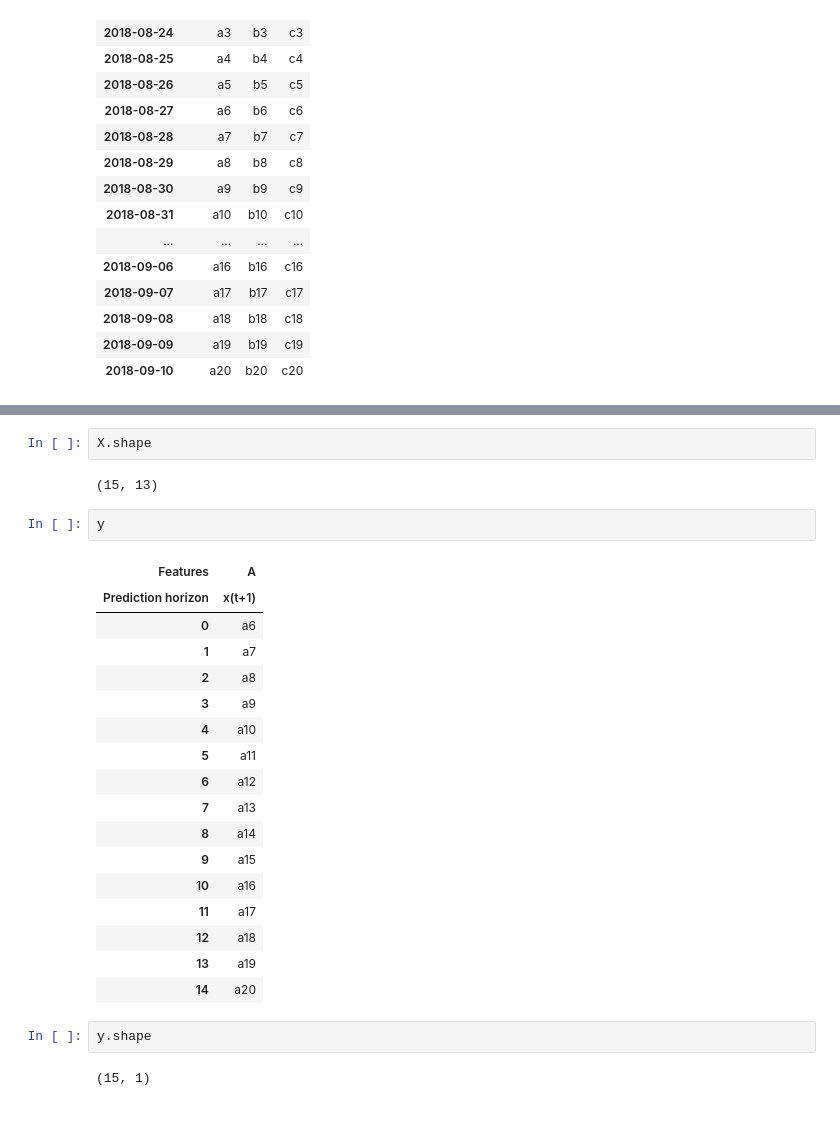
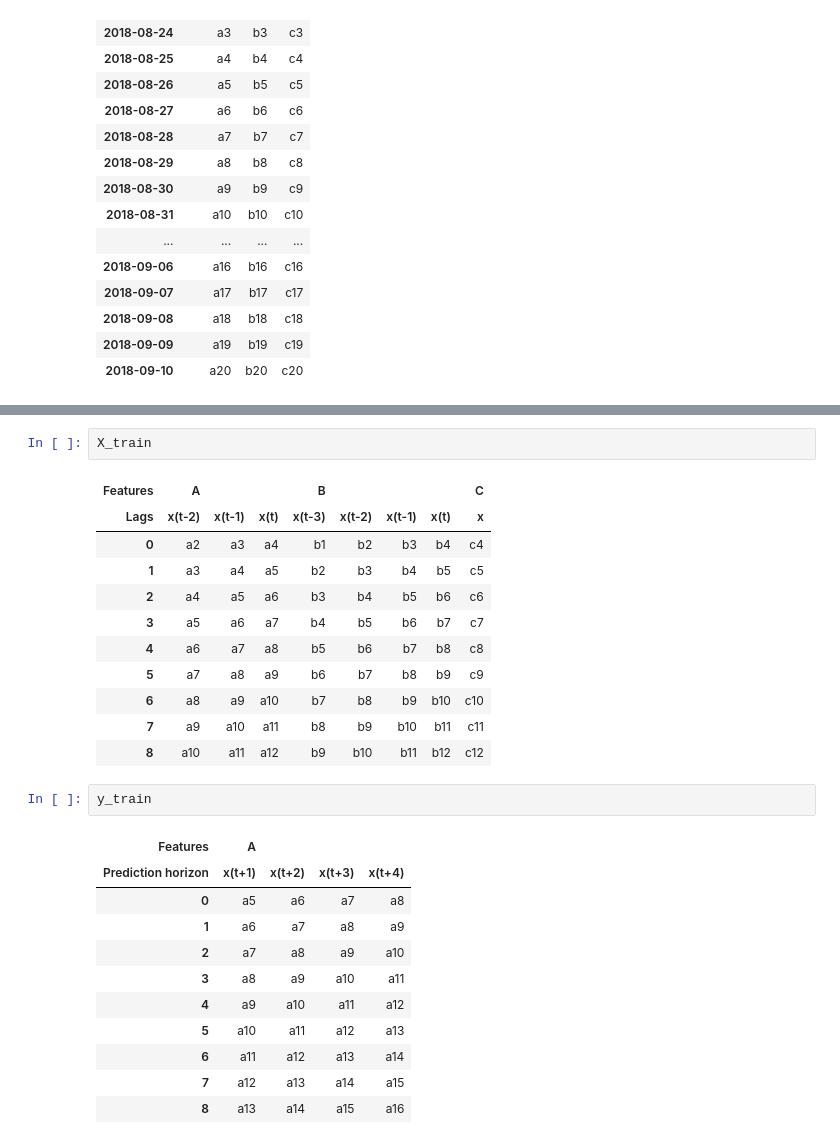
Before and after one commit to pietro-foini/ISI-WFP, a Jupyter notebook: project/packages/LagsCreator/Example.ipynb, the cells around one changed output, grey strips where cells are left out. Cells and saved outputs as stored; diff of their text form; blank space fills up the shorter version.

```diff
--- a/project/packages/LagsCreator/Example.ipynb
+++ b/project/packages/LagsCreator/Example.ipynb
@@ -68,31 +45,31 @@ X
-# %%
-X.shape
-# %% [output]
-(15, 13)
-# %%
-y
-# %% [output]
-| Features | A |
-| Prediction horizon | x(t+1) |
-| 0 | a6 |
-| 1 | a7 |
-| 2 | a8 |
-| 3 | a9 |
-| 4 | a10 |
-| 5 | a11 |
-| 6 | a12 |
-| 7 | a13 |
-| 8 | a14 |
-| 9 | a15 |
-| 10 | a16 |
-| 11 | a17 |
-| 12 | a18 |
-| 13 | a19 |
-| 14 | a20 |
-# %%
-y.shape
-# %% [output]
-(15, 1)
+# %%
+X_train
+# %% [output]
+| Features | A |  |  | B |  |  |  | C |
+| Lags | x(t-2) | x(t-1) | x(t) | x(t-3) | x(t-2) | x(t-1) | x(t) | x |
+| 0 | a2 | a3 | a4 | b1 | b2 | b3 | b4 | c4 |
+| 1 | a3 | a4 | a5 | b2 | b3 | b4 | b5 | c5 |
+| 2 | a4 | a5 | a6 | b3 | b4 | b5 | b6 | c6 |
+| 3 | a5 | a6 | a7 | b4 | b5 | b6 | b7 | c7 |
+| 4 | a6 | a7 | a8 | b5 | b6 | b7 | b8 | c8 |
+| 5 | a7 | a8 | a9 | b6 | b7 | b8 | b9 | c9 |
+| 6 | a8 | a9 | a10 | b7 | b8 | b9 | b10 | c10 |
+| 7 | a9 | a10 | a11 | b8 | b9 | b10 | b11 | c11 |
+| 8 | a10 | a11 | a12 | b9 | b10 | b11 | b12 | c12 |
+# %%
+y_train
+# %% [output]
+| Features | A |  |  |  |
+| Prediction horizon | x(t+1) | x(t+2) | x(t+3) | x(t+4) |
+| 0 | a5 | a6 | a7 | a8 |
+| 1 | a6 | a7 | a8 | a9 |
+| 2 | a7 | a8 | a9 | a10 |
+| 3 | a8 | a9 | a10 | a11 |
+| 4 | a9 | a10 | a11 | a12 |
+| 5 | a10 | a11 | a12 | a13 |
+| 6 | a11 | a12 | a13 | a14 |
+| 7 | a12 | a13 | a14 | a15 |
+| 8 | a13 | a14 | a15 | a16 |
 # %%
 X_test
 # %% [output]
```
Also changed, not shown: parts of 17 cells of this notebook, 1 other file.
